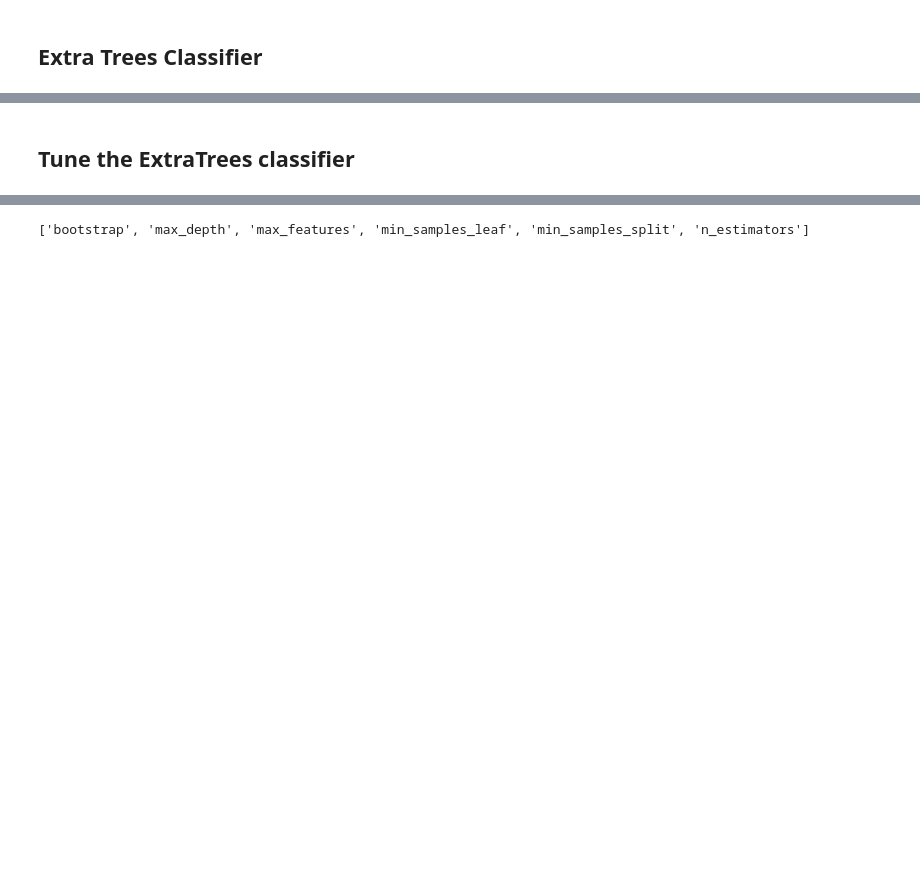
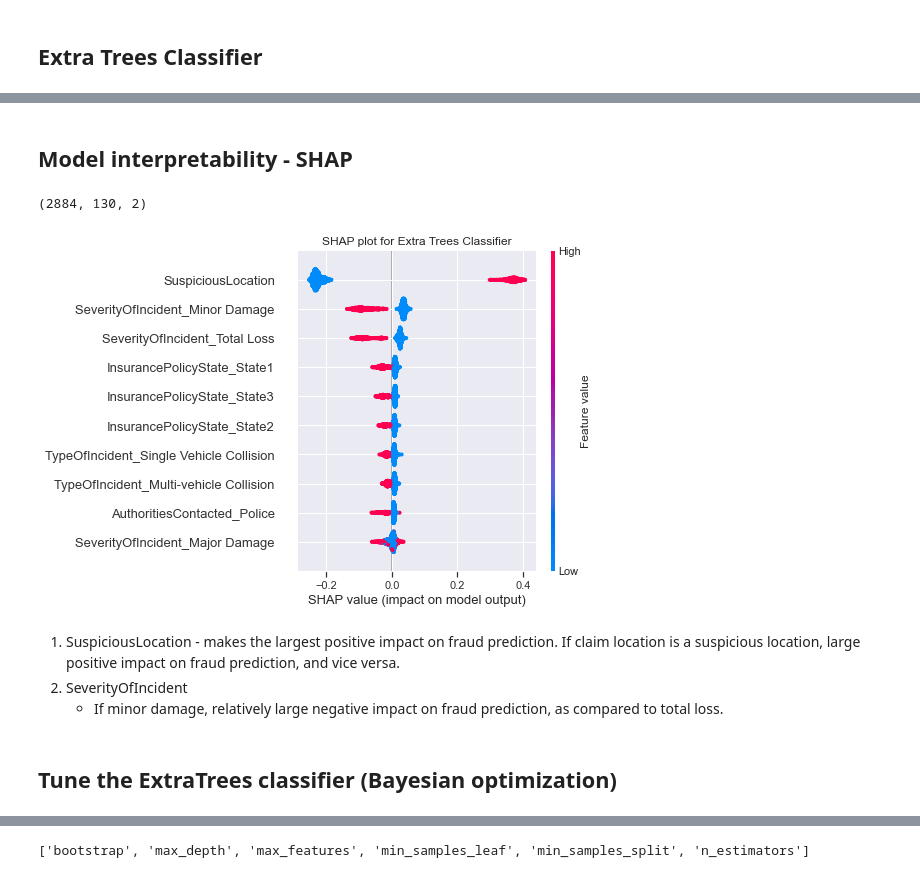
Before and after one commit to junweiteo/bt4012_insurance_fraud, a Jupyter notebook: Trees.ipynb, the cells around one changed output, grey strips where cells are left out. Cells and saved outputs as stored; diff of their text form; code cells hidden in the pictures; blank space fills up the shorter version.

Commit message:
Update Trees.ipynb
add SHAP plot to ExtraTrees

```diff
--- a/Trees.ipynb
+++ b/Trees.ipynb
@@ -112,5 +111,28 @@ pr auc: 0.87187
+# %% [markdown]
+## Model interpretability - SHAP
+# %%
+explainer = shap.TreeExplainer(xtc_model, X_test)
+shap_values = explainer(X_test)
+# %%
+shap_values.shape
+# %% [output]
+(2884, 130, 2)
+# %%
+# shap.summary_plot() creates a density scatter plot of SHAP values for each feature to identify how much impact
+# each feature has on the model output. Features are ssorted by the sum of the SHAP value magnitudes across all samples.
+fig, ax = plt.subplots(1,1)
+ax.set_title("SHAP plot for Extra Trees Classifier")
+shap.summary_plot(shap_values[:, :, 1],
+                  features=X_test,
+                  max_display=10)
+# %% [output]
+[figure, added]
+# %% [markdown]
+1. SuspiciousLocation - makes the largest positive impact on fraud prediction. If claim location is a suspicious location, large positive impact on fraud prediction, and vice versa.
+2. SeverityOfIncident
+    - If minor damage, relatively large negative impact on fraud prediction, as compared to total loss.
 # %% [markdown]
-## Tune the ExtraTrees classifier
+## Tune the ExtraTrees classifier (Bayesian optimization)
 # %%
 feature_names = [f"{X_smote.columns[i]}" for i in range(X_smote.shape[1])]
 
```
Also changed, not shown: parts of 11 cells of this notebook.
